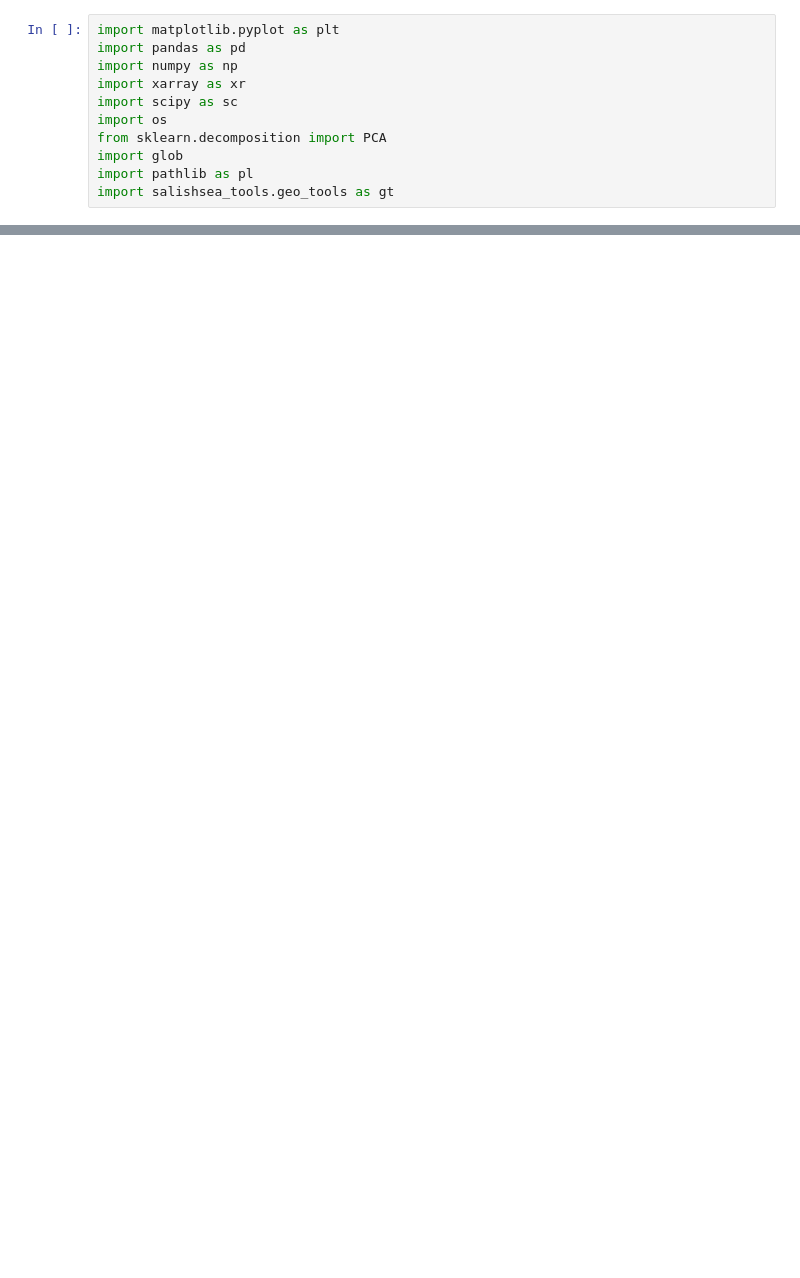
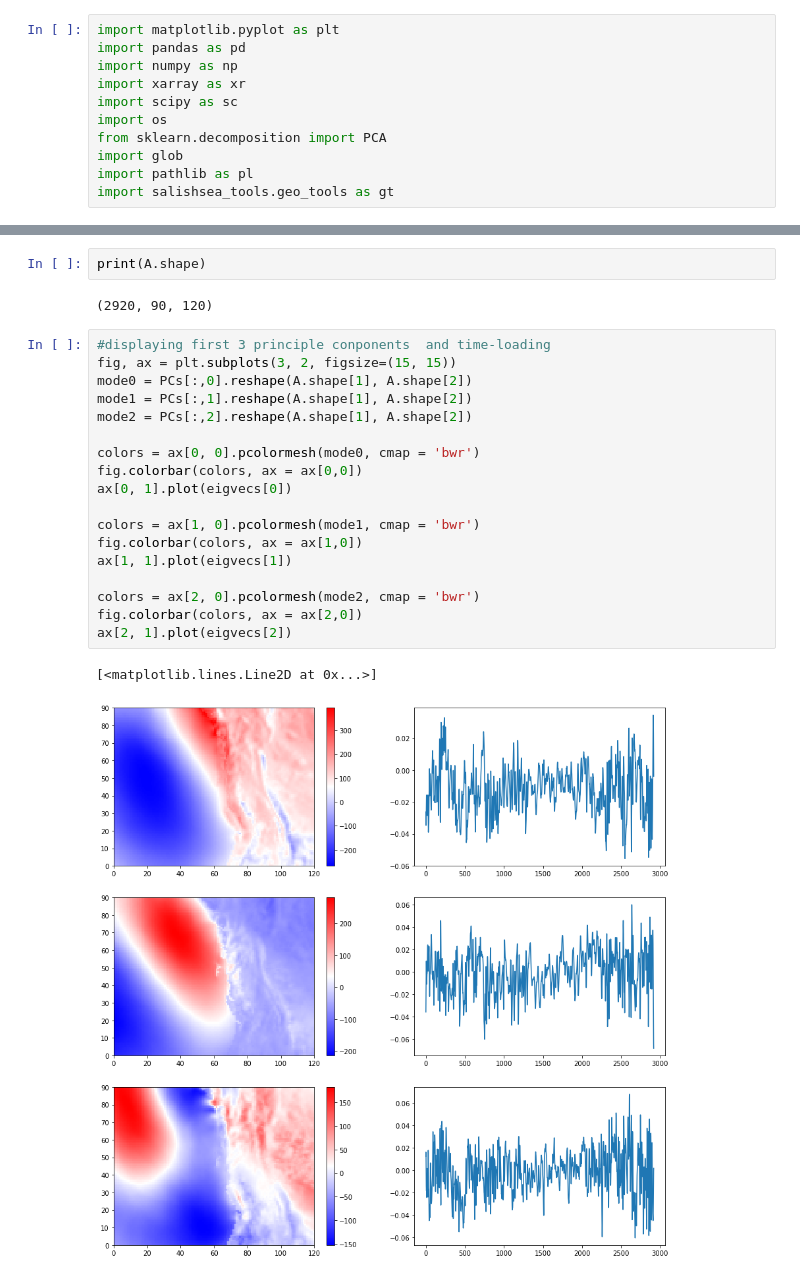
Before and after one commit to UBC-MOAD/analysis-armaan, a Jupyter notebook: notebooks/windPCA2.ipynb, the cells around one changed output, grey strips where cells are left out. Drawn from its saved outputs; the diff is of its cells as text; blank space fills up the shorter version.

```diff
--- a/notebooks/windPCA2.ipynb
+++ b/notebooks/windPCA2.ipynb
@@ -34,0 +81,25 @@ Data variables:
+# %%
+print(A.shape)
+# %% [output]
+(2920, 90, 120)
+# %%
+#displaying first 3 principle conponents  and time-loading
+fig, ax = plt.subplots(3, 2, figsize=(15, 15))
+mode0 = PCs[:,0].reshape(A.shape[1], A.shape[2])
+mode1 = PCs[:,1].reshape(A.shape[1], A.shape[2])
+mode2 = PCs[:,2].reshape(A.shape[1], A.shape[2])
+
+colors = ax[0, 0].pcolormesh(mode0, cmap = 'bwr')
+fig.colorbar(colors, ax = ax[0,0])
+ax[0, 1].plot(eigvecs[0])
+
+colors = ax[1, 0].pcolormesh(mode1, cmap = 'bwr')
+fig.colorbar(colors, ax = ax[1,0])
+ax[1, 1].plot(eigvecs[1])
+
+colors = ax[2, 0].pcolormesh(mode2, cmap = 'bwr')
+fig.colorbar(colors, ax = ax[2,0])
+ax[2, 1].plot(eigvecs[2])
+# %% [output]
+[<matplotlib.lines.Line2D at 0x...>]
+[figure, added]
```
Also changed, not shown: parts of 7 cells of this notebook.
